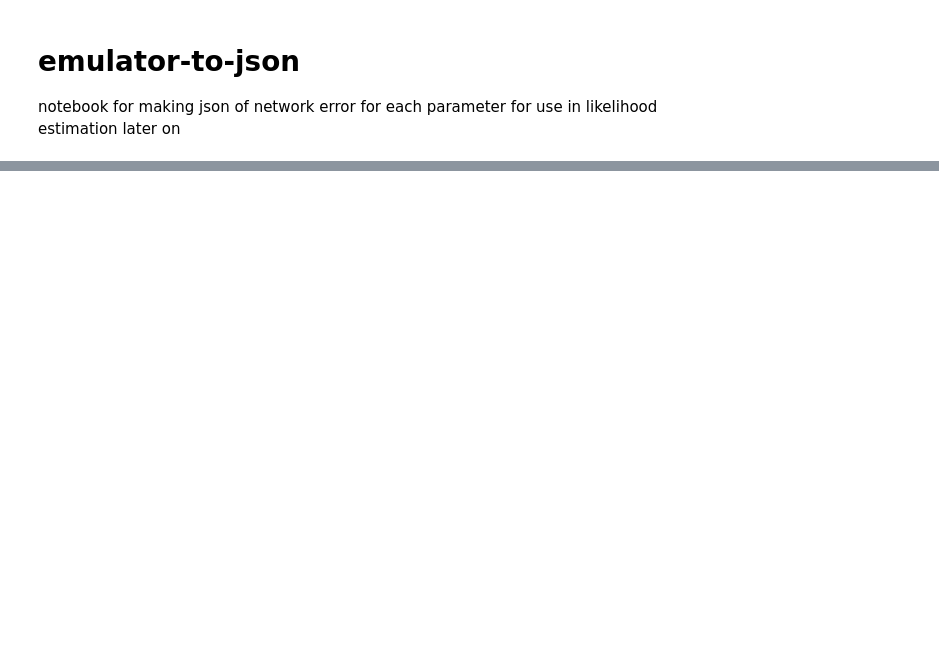
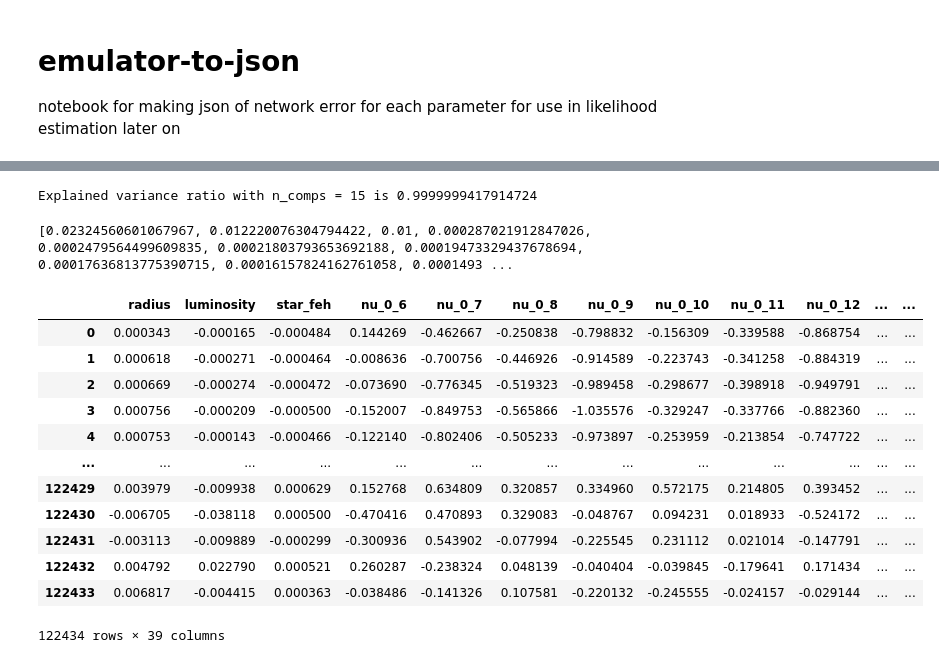
Before and after one commit to ojscutt/sl-pitchfork, a Jupyter notebook: emulator-to-json.ipynb, the cells around one changed output, grey strips where cells are left out. Drawn from its saved outputs; the diff is of its cells as text; code cells hidden in the pictures; blank space fills up the shorter version.

```diff
--- a/emulator-to-json.ipynb
+++ b/emulator-to-json.ipynb
@@ -65,0 +96,77 @@ NameError: name 'InversePCA' is not defined
+# %%
+"""
+pca
+"""
+#### define pca global vars
+n_components = 15
+seed = 42
+
+#### define and fit pca
+pca = PCA(n_components=n_components, random_state=seed)
+pca.fit(df_full[astero_outputs])
+
+#### print variance with chosen n_comps
+print("Explained variance ratio with n_comps = " + str(n_components) + " is " + str(sum(pca.explained_variance_ratio_)))
+# %% [output]
+Explained variance ratio with n_comps = 15 is 0.9999999417914724
+# %%
+"""
+DEFINE WEIGHTS FOR WMSE
+"""
+log_weights = (1/np.log(10)) * np.array(([0.01, 0.02, 0.0001]+[0.1 for i in range(len(astero_outputs))]) / df_full[["radius", "luminosity", "star_feh"] + [f'nu_0_{i+1}' for i in range(5,40)]].mean())
+
+log_weights = log_weights / df_full[["log_radius", "log_luminosity", "star_feh"] + [f'log_nu_0_{i+1}' for i in range(5,40)]].std()
+
+
+weights = log_weights.values.tolist()
+
+weights[2] = 0.01
+
+print(weights)
+# %% [output]
+[0.02324560601067967, 0.012220076304794422, 0.01, 0.000287021912847026, 0.0002479564499609835, 0.00021803793653692188, 0.00019473329437678694, 0.00017636813775390715, 0.00016157824162761058, 0.0001493 ...
+# %%
+"""
+load in angry mob
+"""
+pca_comps = pca.components_
+pca_mean = pca.mean_
+
+custom_objects = {"InversePCA": InversePCA(pca_comps, pca_mean),"WMSE": WMSE(weights)}
+
+pitchfork_name = "nu6-40_elu_nonorm_feh"
+pitchfork = tf.keras.models.load_model("pickle jar/" + pitchfork_name + ".h5", custom_objects=custom_objects)
+# %%
+inputs = ['log_initial_mass_std', 'log_initial_Zinit_std', 'log_initial_Yinit_std', 'log_initial_MLT_std', 'log_star_age_std']
+
+pred_outputs = ['log_radius_std', 'log_luminosity_std', 'star_feh_std'] + [f'log_nu_0_{i+1}_std' for i in range(5,40)]
+
+outputs = ['radius', 'luminosity', 'star_feh'] + [f'nu_0_{i+1}' for i in range(5,40)]
+
+preds = pitchfork(np.array(df_test[inputs]))
+
+preds_df = pd.DataFrame(np.concatenate((np.array(preds[0]),np.array(preds[1])), axis=1), columns=pred_outputs)
+
+
+for output in outputs:
+    preds_df[output] = rescale_preds(preds_df, df_full, output)
+
+preds_df['effective_T'] = calc_Teff(preds_df["luminosity"],preds_df["radius"])
+
+pitchfork_errors_df=pd.DataFrame(np.array(df_test[outputs+['effective_T']]) - np.array(preds_df[outputs+['effective_T']]), columns=[outputs+['effective_T']])
+# %%
+pitchfork_errors_df
+# %% [output]
+|  | radius | luminosity | star_feh | nu_0_6 | nu_0_7 | nu_0_8 | nu_0_9 | nu_0_10 | nu_0_11 | nu_0_12 | ... | ... |
+| 0 | 0.000343 | -0.000165 | -0.000484 | 0.144269 | -0.462667 | -0.250838 | -0.798832 | -0.156309 | -0.339588 | -0.868754 | ... | ... |
+| 1 | 0.000618 | -0.000271 | -0.000464 | -0.008636 | -0.700756 | -0.446926 | -0.914589 | -0.223743 | -0.341258 | -0.884319 | ... | ... |
+| 2 | 0.000669 | -0.000274 | -0.000472 | -0.073690 | -0.776345 | -0.519323 | -0.989458 | -0.298677 | -0.398918 | -0.949791 | ... | ... |
+| 3 | 0.000756 | -0.000209 | -0.000500 | -0.152007 | -0.849753 | -0.565866 | -1.035576 | -0.329247 | -0.337766 | -0.882360 | ... | ... |
+| 4 | 0.000753 | -0.000143 | -0.000466 | -0.122140 | -0.802406 | -0.505233 | -0.973897 | -0.253959 | -0.213854 | -0.747722 | ... | ... |
+| ... | ... | ... | ... | ... | ... | ... | ... | ... | ... | ... | ... | ... |
+| 122429 | 0.003979 | -0.009938 | 0.000629 | 0.152768 | 0.634809 | 0.320857 | 0.334960 | 0.572175 | 0.214805 | 0.393452 | ... | ... |
+| 122430 | -0.006705 | -0.038118 | 0.000500 | -0.470416 | 0.470893 | 0.329083 | -0.048767 | 0.094231 | 0.018933 | -0.524172 | ... | ... |
+| 122431 | -0.003113 | -0.009889 | -0.000299 | -0.300936 | 0.543902 | -0.077994 | -0.225545 | 0.231112 | 0.021014 | -0.147791 | ... | ... |
+| 122432 | 0.004792 | 0.022790 | 0.000521 | 0.260287 | -0.238324 | 0.048139 | -0.040404 | -0.039845 | -0.179641 | 0.171434 | ... | ... |
+| 122433 | 0.006817 | -0.004415 | 0.000363 | -0.038486 | -0.141326 | 0.107581 | -0.220132 | -0.245555 | -0.024157 | -0.029144 | ... | ... |
+122434 rows × 39 columns
```
Also changed, not shown: parts of 9 cells of this notebook, 3 other files.
